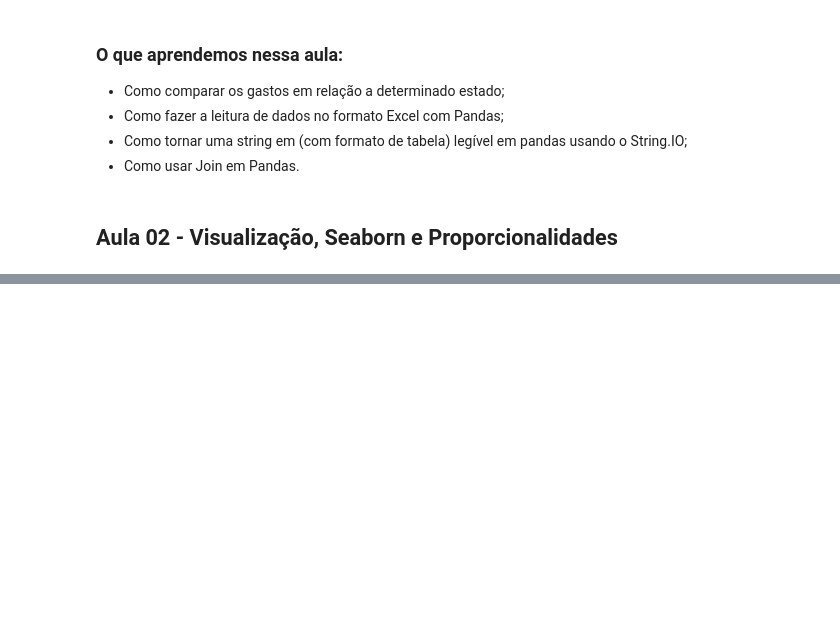
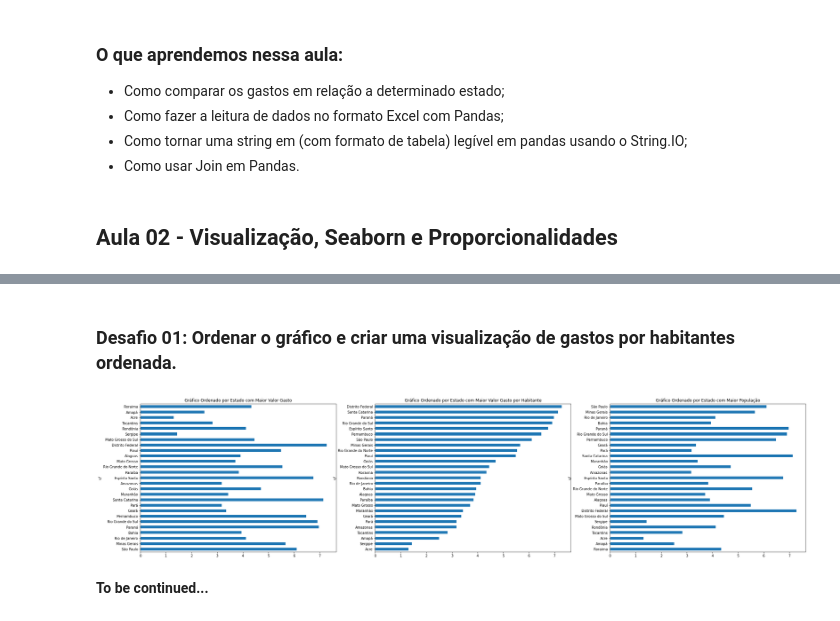
Before and after one commit to diascarolina/data-science-bootcamp, a Jupyter notebook: modulo2/aulas_desafios_modulo2.ipynb, the cells around one changed output, grey strips where cells are left out. Drawn from its saved outputs; the diff is of its cells as text; code cells hidden in the pictures; blank space fills up the shorter version.

```diff
--- a/modulo2/aulas_desafios_modulo2.ipynb
+++ b/modulo2/aulas_desafios_modulo2.ipynb
@@ -380,0 +431,20 @@ unida_teste.head()
+# %% [markdown]
+### Desafio 01: Ordenar o gráfico e criar uma visualização de gastos por habitantes ordenada.
+# %%
+fig, axes = plt.subplots(1, 3, sharex = False, sharey = False, figsize = (35, 8))
+
+gastos_e_populacao_recente["gasto_por_habitante"].plot(ax = axes[0], kind = 'barh')
+axes[0].set_title('Gráfico Ordenado por Estado com Maior Valor Gasto')
+
+gastos_e_populacao_recente.sort_values(by = 'gasto_por_habitante')["gasto_por_habitante"].plot(ax = axes[1], kind = 'barh')
+axes[1].set_title('Gráfico Ordenado por Estado com Maior Valor Gasto por Habitante')
+
+gastos_e_populacao_recente.sort_values(by = 'populacao')["gasto_por_habitante"].plot(kind = 'barh', ax = axes[2])
+axes[2].set_title('Gráfico Ordenado por Estado com Maior População')
+
+
+plt.show()
+# %% [output]
+[figure, added]
+# %% [markdown]
+**To be continued...**
```
Also changed, not shown: parts of 7 cells of this notebook.
